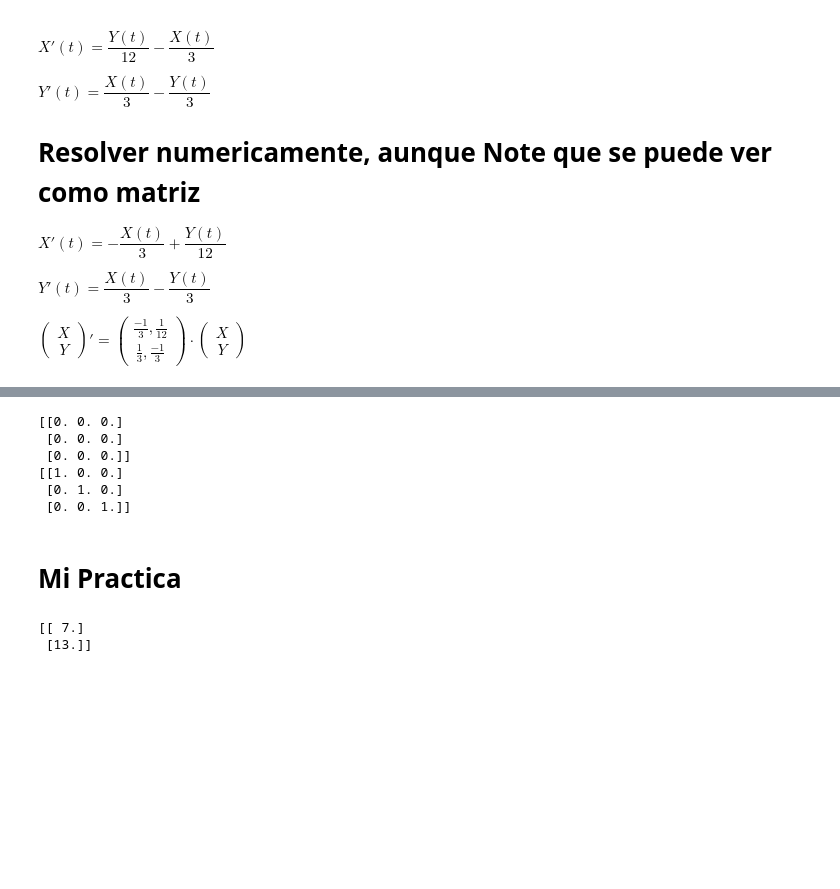
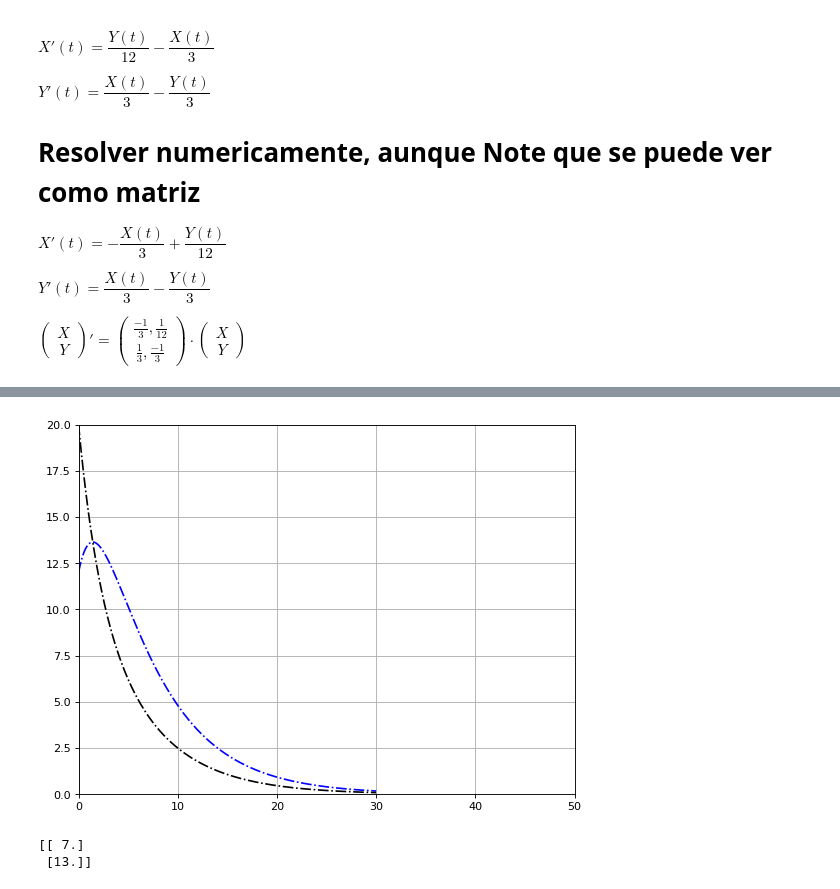
Before and after one commit to ngodoya/ModMat_Practicas, a Jupyter notebook: Lecture04_interconnectedTanks.ipynb, the cells around one changed output, grey strips where cells are left out. Drawn from its saved outputs; the diff is of its cells as text; code cells hidden in the pictures; blank space fills up the shorter version.

```diff
--- a/Lecture04_interconnectedTanks.ipynb
+++ b/Lecture04_interconnectedTanks.ipynb
@@ -161,24 +160,6 @@ Matplotlib is building the font cache; this may take a moment.
-# %%
-# como llenar matrices
-
-A = np.zeros((3,3))
-print(A)
-for i in range(len(A[0])):
-    for j in range(len(A[1])):
-        if i == j:
-            A[i,j] = 1
-
-print(A)
-# %% [output]
-[[0. 0. 0.]
- [0. 0. 0.]
- [0. 0. 0.]]
-[[1. 0. 0.]
- [0. 1. 0.]
- [0. 0. 1.]]
 # %%
 # Problema 0: crear un vector de tiempo
-t_i = 0; t_f = 30 ; dt = 0.1
+t_i = 0; t_f = 30 ; dt = 0.01
 vec_t = np.arange(t_i,t_f +dt,dt)
 #print(vec_t)
 # Problema 1: crear dos vectores vacíos para almacenar los valores de la concentración
@@ -197,5 +178,3 @@ F_y = lambda x,y: x/3-y/3
 for i in range(1, len(vec_t)):
   yNum[i] = yNum[i-1]+F_y(xNum[i-1],yNum[i-1])*dt
   xNum[i] = xNum[i-1]+F_x(xNum[i-1],yNum[i-1])*dt
-# %% [markdown]
-# Mi Practica
@@ -219,3 +181,11 @@ for i in np.arange(len(vect_t) - 1):
+# %%
+fig, ax = plt.subplots(1 , 1 , figsize=(8,6), dpi = 80)
+ax.plot(vec_t, yNum , 'b-.', vec_t, xNum,'k-.')
+ax.set_xlim([0,50])
+ax.set_ylim([0,20])
+ax.grid()
+# %% [output]
+[figure, added]
 # %%
 A = np.array([[1,1],[-2,2]])
 b = np.array([[20],[12]])
```
Also changed, not shown: parts of 7 cells of this notebook, 8 other files.
